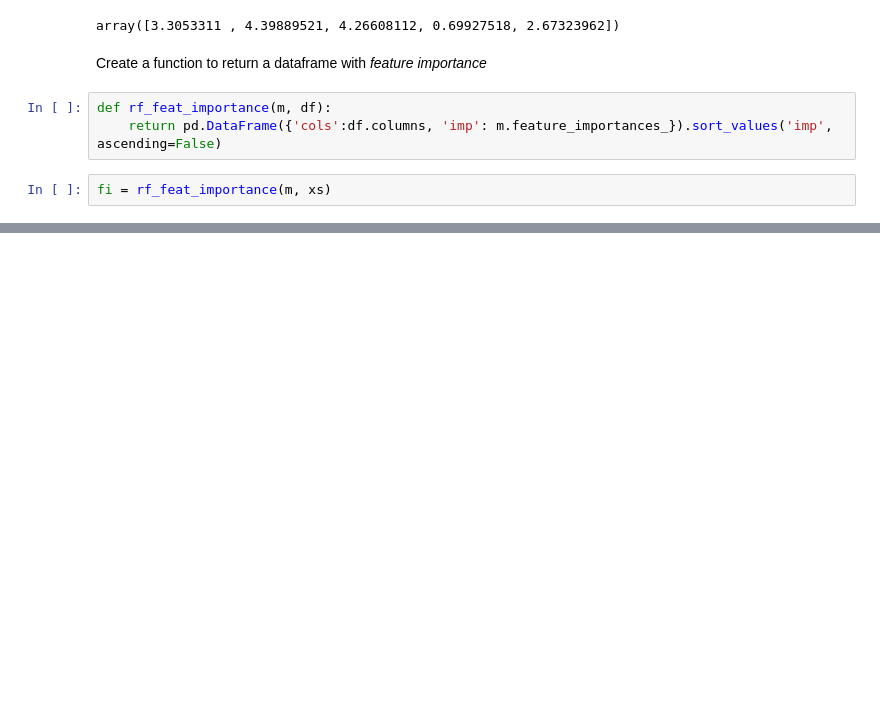
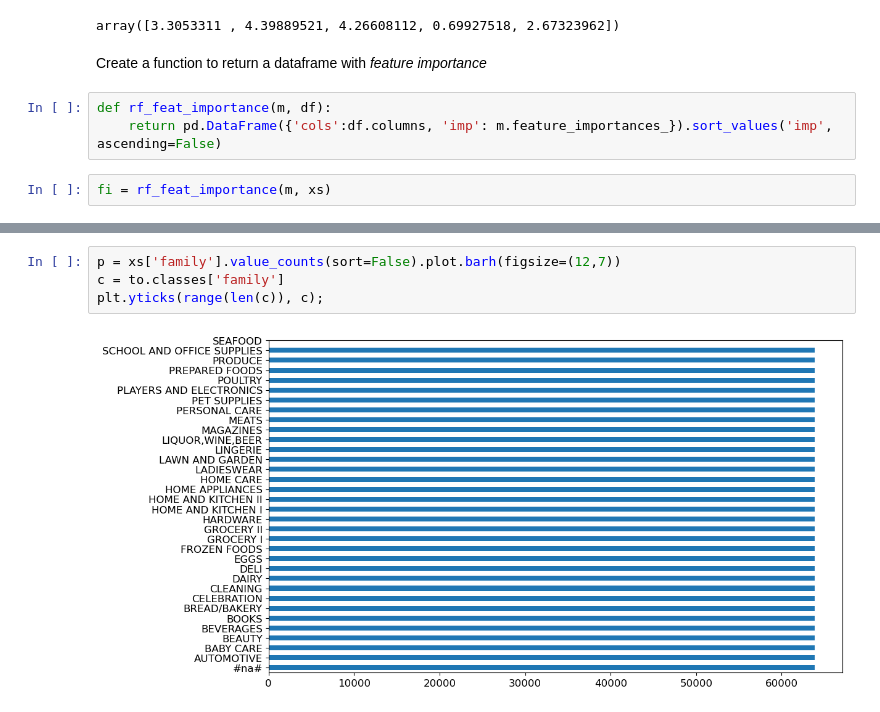
Before and after one commit to peterbull/store-sales-ml, a Jupyter notebook: store_sales.ipynb, the cells around one changed output, grey strips where cells are left out. Drawn from its saved outputs; the diff is of its cells as text; blank space fills up the shorter version.

```diff
--- a/store_sales.ipynb
+++ b/store_sales.ipynb
@@ -472,0 +515,6 @@ fi[:10]
+# %%
+p = xs['family'].value_counts(sort=False).plot.barh(figsize=(12,7))
+c = to.classes['family']
+plt.yticks(range(len(c)), c);
+# %% [output]
+[figure, added]
```
Also changed, not shown: parts of 11 cells of this notebook.
